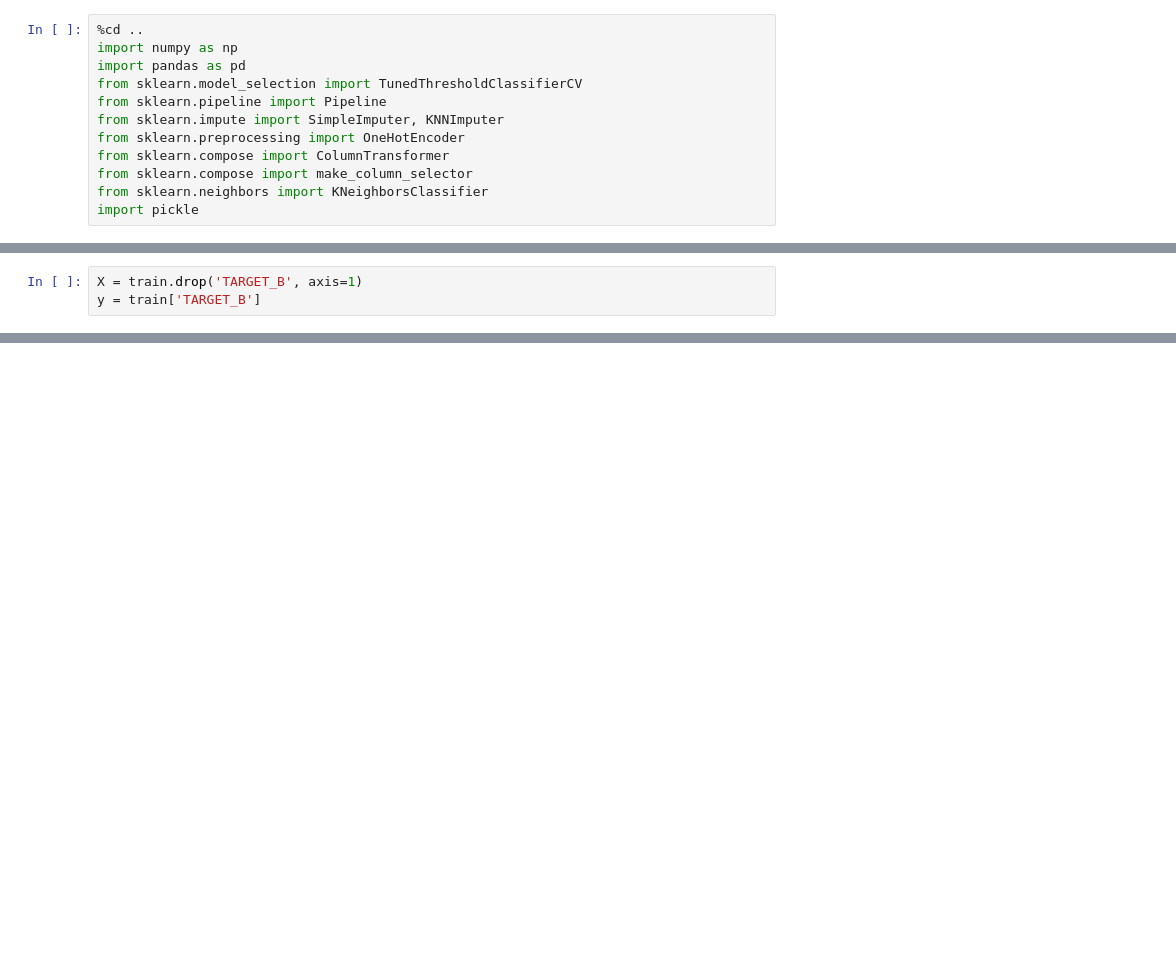
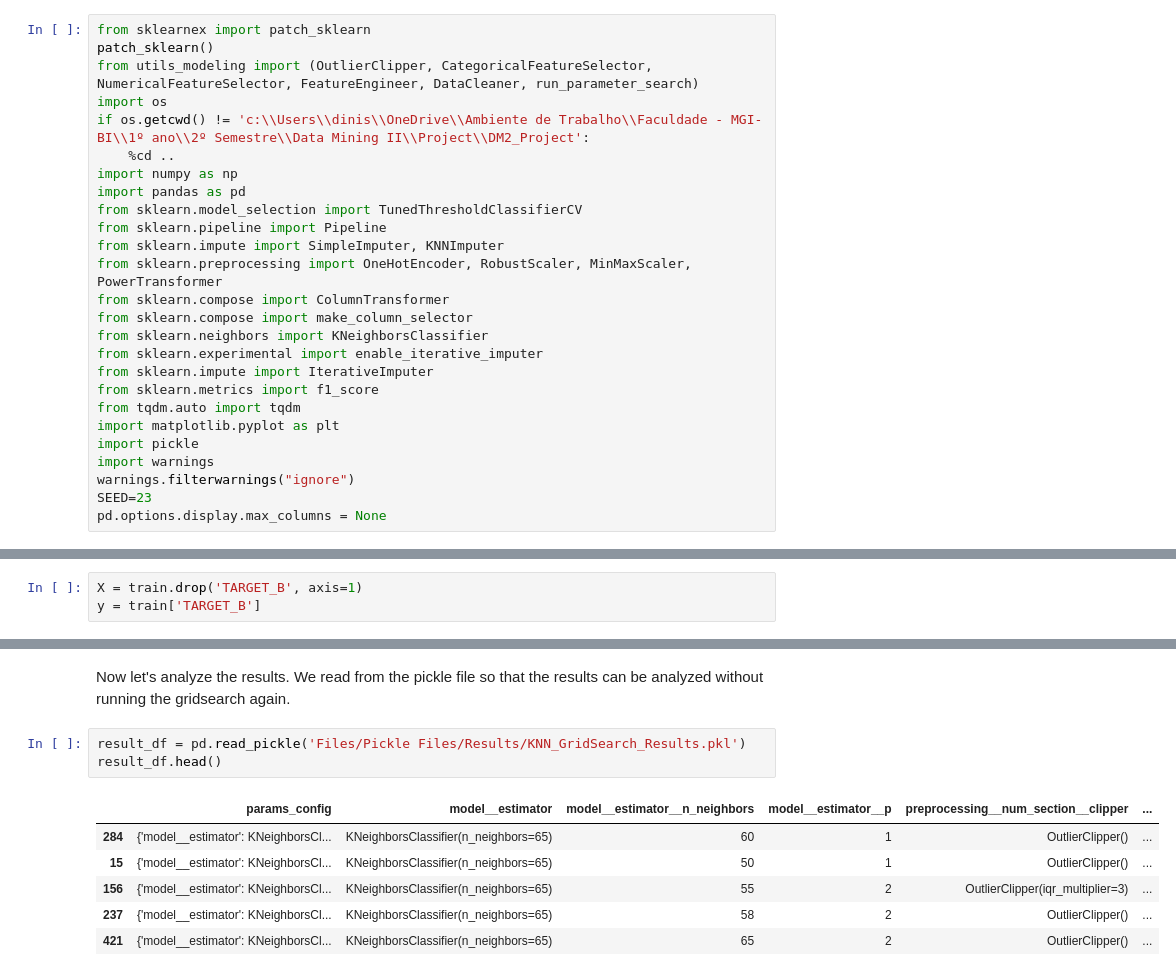
Before and after one commit to Dinis239/DM2_Project, a Jupyter notebook: Modeling/02_Modeling_KNN.ipynb, the cells around one changed output, grey strips where cells are left out. Cells and saved outputs as stored; diff of their text form; blank space fills up the shorter version.

```diff
--- a/Modeling/02_Modeling_KNN.ipynb
+++ b/Modeling/02_Modeling_KNN.ipynb
@@ -26,13 +48,27 @@ As the goal of this project is to help the CSA target the appro
 # %%
-%cd ..
+from sklearnex import patch_sklearn
+patch_sklearn()
+from utils_modeling import (OutlierClipper, CategoricalFeatureSelector, NumericalFeatureSelector, FeatureEngineer, DataCleaner, run_parameter_search)
+import os
+if os.getcwd() != 'c:\\Users\\dinis\\OneDrive\\Ambiente de Trabalho\\Faculdade - MGI-BI\\1º ano\\2º Semestre\\Data Mining II\\Project\\DM2_Project':
+    %cd ..
 import numpy as np
 import pandas as pd
 from sklearn.model_selection import TunedThresholdClassifierCV
 from sklearn.pipeline import Pipeline
 from sklearn.impute import SimpleImputer, KNNImputer
-from sklearn.preprocessing import OneHotEncoder
+from sklearn.preprocessing import OneHotEncoder, RobustScaler, MinMaxScaler, PowerTransformer
 from sklearn.compose import ColumnTransformer
 from sklearn.compose import make_column_selector
 from sklearn.neighbors import KNeighborsClassifier
+from sklearn.experimental import enable_iterative_imputer
+from sklearn.impute import IterativeImputer
+from sklearn.metrics import f1_score
+from tqdm.auto import tqdm
+import matplotlib.pyplot as plt
 import pickle
+import warnings
+warnings.filterwarnings("ignore")
+SEED=23
+pd.options.display.max_columns = None
 # %% [output]
@@ -140,0 +431,12 @@ plt.show()
+# %% [markdown]
+Now let's analyze the results. We read from the pickle file so that the results can be analyzed without running the gridsearch again.
+# %%
+result_df = pd.read_pickle('Files/Pickle Files/Results/KNN_GridSearch_Results.pkl')
+result_df.head()
+# %% [output]
+|  | params_config | model__estimator | model__estimator__n_neighbors | model__estimator__p | preprocessing__num_section__clipper | ... |
+| 284 | {'model__estimator': KNeighborsCl... | KNeighborsClassifier(n_neighbors=65) | 60 | 1 | OutlierClipper() | ... |
+| 15 | {'model__estimator': KNeighborsCl... | KNeighborsClassifier(n_neighbors=65) | 50 | 1 | OutlierClipper() | ... |
+| 156 | {'model__estimator': KNeighborsCl... | KNeighborsClassifier(n_neighbors=65) | 55 | 2 | OutlierClipper(iqr_multiplier=3) | ... |
+| 237 | {'model__estimator': KNeighborsCl... | KNeighborsClassifier(n_neighbors=65) | 58 | 2 | OutlierClipper() | ... |
+| 421 | {'model__estimator': KNeighborsCl... | KNeighborsClassifier(n_neighbors=65) | 65 | 2 | OutlierClipper() | ... |
```
Also changed, not shown: parts of 46 cells of this notebook, 8 other files.
